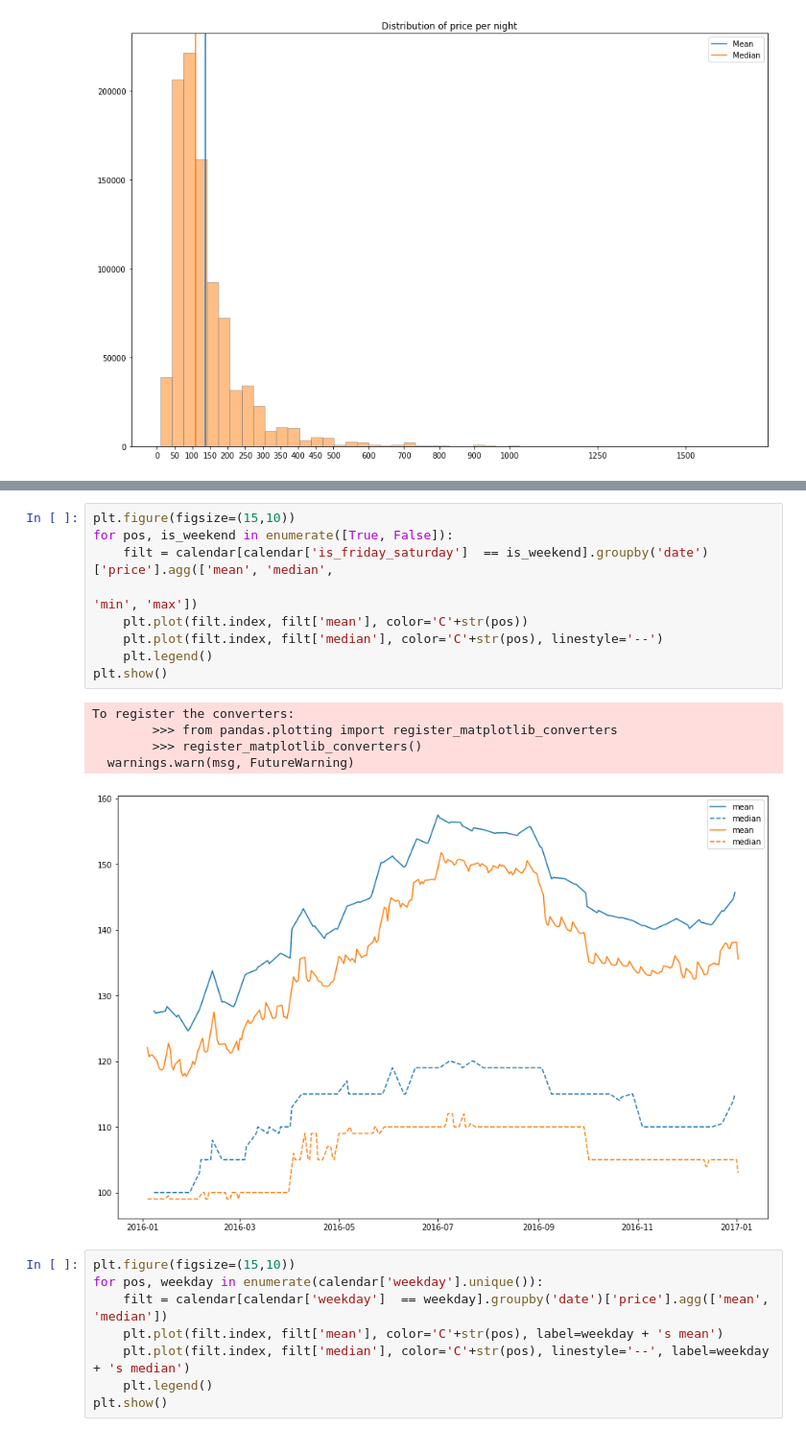
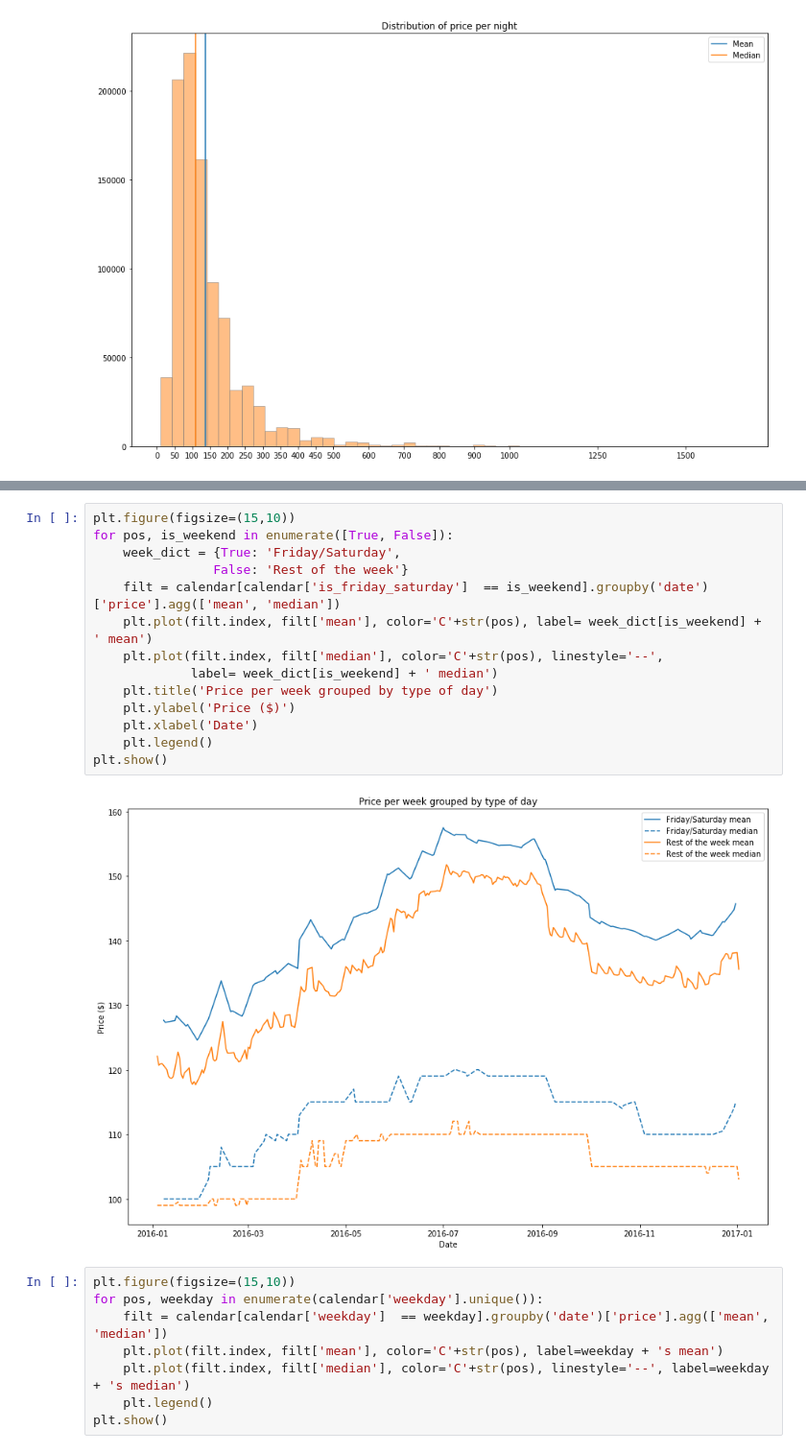
Before and after one commit to rubengura/SeattleAirBnBAnalysis, a Jupyter notebook: Udacity Data Science Nanodegree P1T2.ipynb, the cells around one changed output, grey strips where cells are left out. Shown at 96% size. Cells and saved outputs as stored; diff of their text form.

Commit message:
visualization price per day by type of day improved

```diff
--- a/Udacity Data Science Nanodegree P1T2.ipynb
+++ b/Udacity Data Science Nanodegree P1T2.ipynb
@@ -140,18 +144,19 @@ calendar.groupby('date')['price'].agg(['mean', 'median']).plot(figsize=(15,10))
 # %%
 plt.figure(figsize=(15,10))
 for pos, is_weekend in enumerate([True, False]):
-    filt = calendar[calendar['is_friday_saturday']  == is_weekend].groupby('date')['price'].agg(['mean', 'median',
-                                                                                        'min', 'max'])
-    plt.plot(filt.index, filt['mean'], color='C'+str(pos))
-    plt.plot(filt.index, filt['median'], color='C'+str(pos), linestyle='--')
+    week_dict = {True: 'Friday/Saturday',
+                False: 'Rest of the week'}
+    filt = calendar[calendar['is_friday_saturday']  == is_weekend].groupby('date')['price'].agg(['mean', 'median'])
+    plt.plot(filt.index, filt['mean'], color='C'+str(pos), label= week_dict[is_weekend] + ' mean')
+    plt.plot(filt.index, filt['median'], color='C'+str(pos), linestyle='--',
+             label= week_dict[is_weekend] + ' median')
+    plt.title('Price per week grouped by type of day')
+    plt.ylabel('Price ($)')
+    plt.xlabel('Date')
     plt.legend()
 plt.show()
 # %% [output]
-To register the converters:
-        >>> from pandas.plotting import register_matplotlib_converters
-        >>> register_matplotlib_converters()
-  warnings.warn(msg, FutureWarning)
-[figure, old version]
+[figure, new version]
 # %%
 plt.figure(figsize=(15,10))
 for pos, weekday in enumerate(calendar['weekday'].unique()):
```
Also changed, not shown: parts of 3 cells of this notebook.
